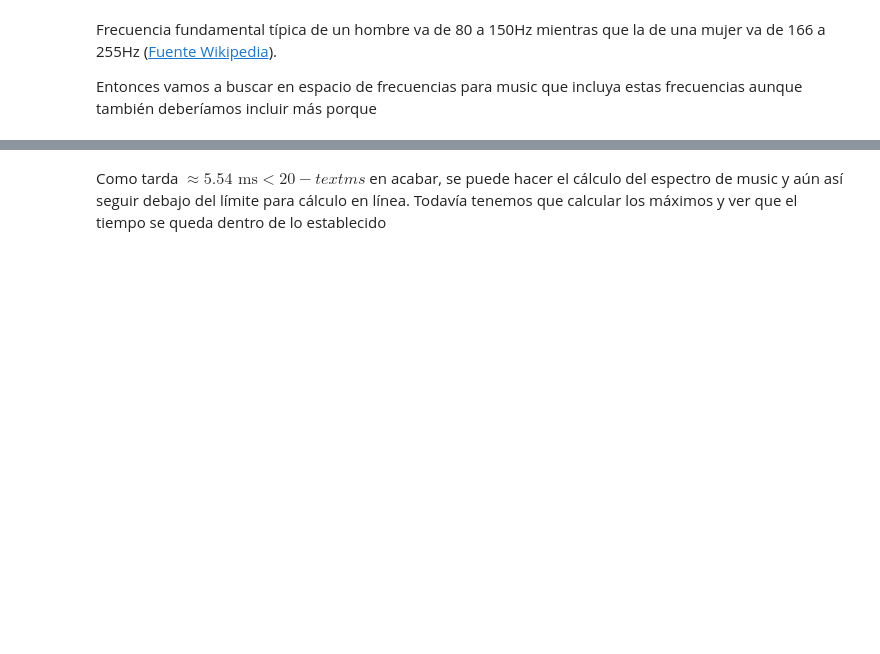
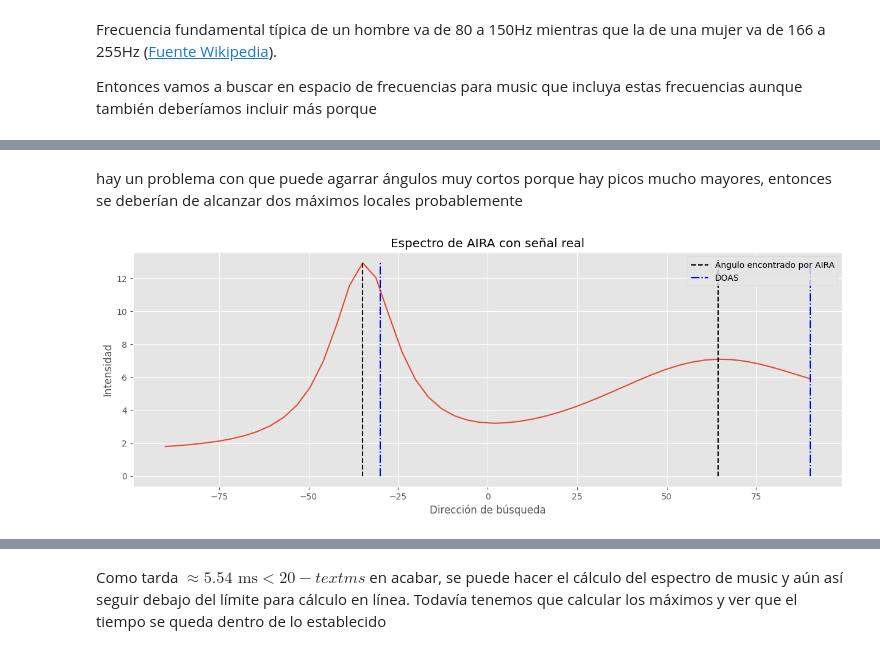
Before and after one commit to linear-regret/PDA, a Jupyter notebook: Proyecto PDA/AIRA_read_music.ipynb, the cells around one changed output, grey strips where cells are left out. Saved outputs shown, nothing was run; the diff lists cells and outputs as text; code cells hidden in the pictures; blank space fills up the shorter version.

```diff
--- a/Proyecto PDA/AIRA_read_music.ipynb
+++ b/Proyecto PDA/AIRA_read_music.ipynb
@@ -269,3 +344,24 @@ angles_AIRA=np.linspace(-90,90,50) # Los ángulos para buscar ortogonalidad
+# %% [markdown]
+hay un problema con que puede agarrar ángulos muy cortos porque hay picos mucho mayores, entonces se deberían de alcanzar dos máximos locales probablemente
+# %%
+def tomar_max_locales(music_spectrum,angles,umbral):
+    avg=music_spectrum.mean(axis=0)
+    idx_sort=np.argsort(avg)[::-1]
+    angs_maximos=np.array([angles[idx_sort[0]],angles[idx_sort[0]]])
+
+    for idx_ang in idx_sort:
+        ang=angles[idx_ang]
+        if abs(ang-angs_maximos[0])>umbral:
+            angs_maximos[1]=ang
+            return angs_maximos, avg[[idx_sort[0],idx_ang]]
+
+tomar_max_locales(music_spectrum_AIRA,angles_AIRA,10)
+
+plt.plot(angles_AIRA, music_spectrum_AIRA.mean(axis=0))
+plt.vlines(x=tomar_max_locales(music_spectrum_AIRA,angles_AIRA,umbral=30)[0],ymin=0,ymax=music_spectrum_AIRA.mean(axis=0).max(),colors='k',linestyles='dashed',label='Ángulo encontrado por AIRA')
+plt.vlines(x=DOAS_AIRA,ymin=0,ymax=music_spectrum_AIRA.mean(axis=0).max(),colors='b',linestyles='dashdot',label='DOAS');plt.legend();plt.title('Espectro de AIRA con señal real'); plt.xlabel('Dirección de búsqueda');plt.ylabel('Intensidad'); plt.show()
+# %% [output]
+[figure, added]
 # %%
 %%timeit
 
```
Also changed, not shown: parts of 36 cells of this notebook, 1 other file.
